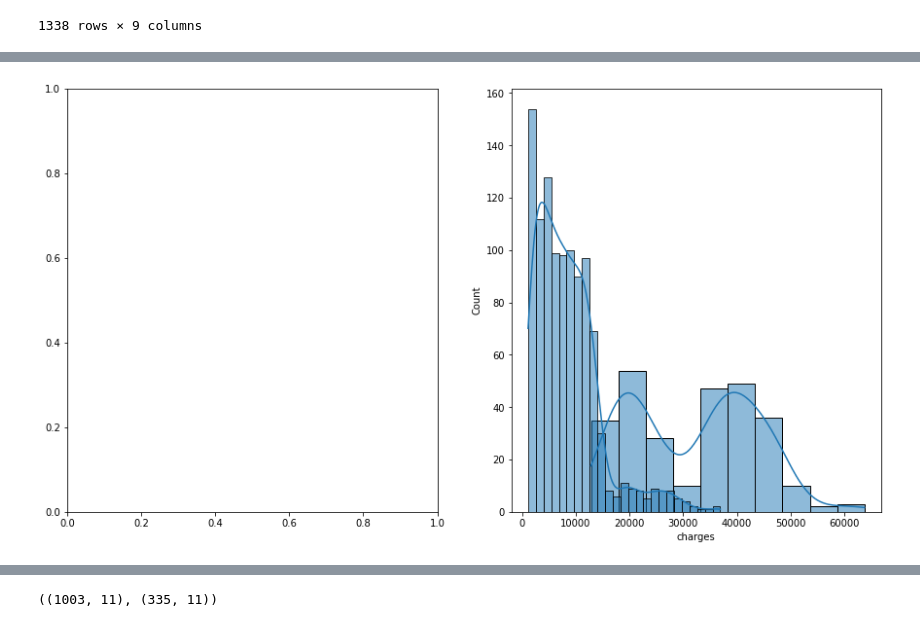
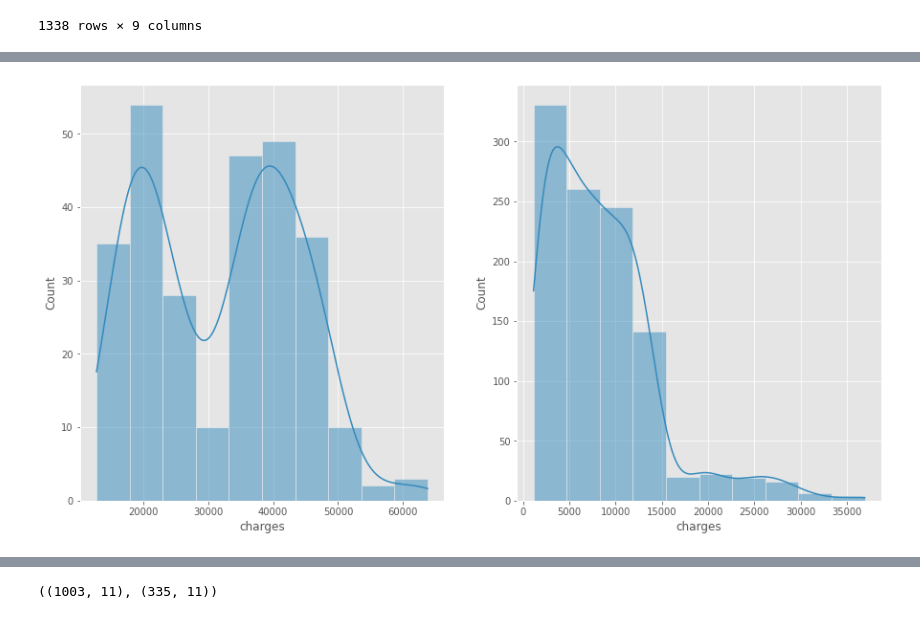
Before and after one commit to candia-julian/machine_learning_projects, a Jupyter notebook: insurance_regression_tree_project.ipynb, the cells around one changed output, grey strips where cells are left out. Drawn from its saved outputs; the diff is of its cells as text; code cells hidden in the pictures.

```diff
--- a/insurance_regression_tree_project.ipynb
+++ b/insurance_regression_tree_project.ipynb
@@ -24,6 +24,7 @@ import numpy as np
 import matplotlib.pyplot as plt
 import seaborn as sns
 %matplotlib inline
+plt.style.use('ggplot')
 # %%
 df = pd.read_csv('../input/insurance/insurance.csv')
 # %%
@@ -152,7 +154,8 @@ sns.catplot(data=df_sex_encod,x='sex', y='charges', hue='smoker',kind="bar")
 # %%
 fig, ax = plt.subplots(1,2,figsize=(15, 8))
 
-ax1 = sns.histplot(df.query('smoker == "yes"').charges, kde=True,)
-ax2 = sns.histplot(df.query('smoker != "yes"').charges, kde=True,)
+sns.histplot(df.query('smoker == "yes"').charges, kde=True,ax=ax[0], bins=10)
+sns.histplot(df.query('smoker != "yes"').charges, kde=True,ax=ax[1], bins=10)
+plt.show()
 # %% [output]
-[figure, old version]
+[figure, new version]
```
Also changed, not shown: parts of 14 cells of this notebook.
